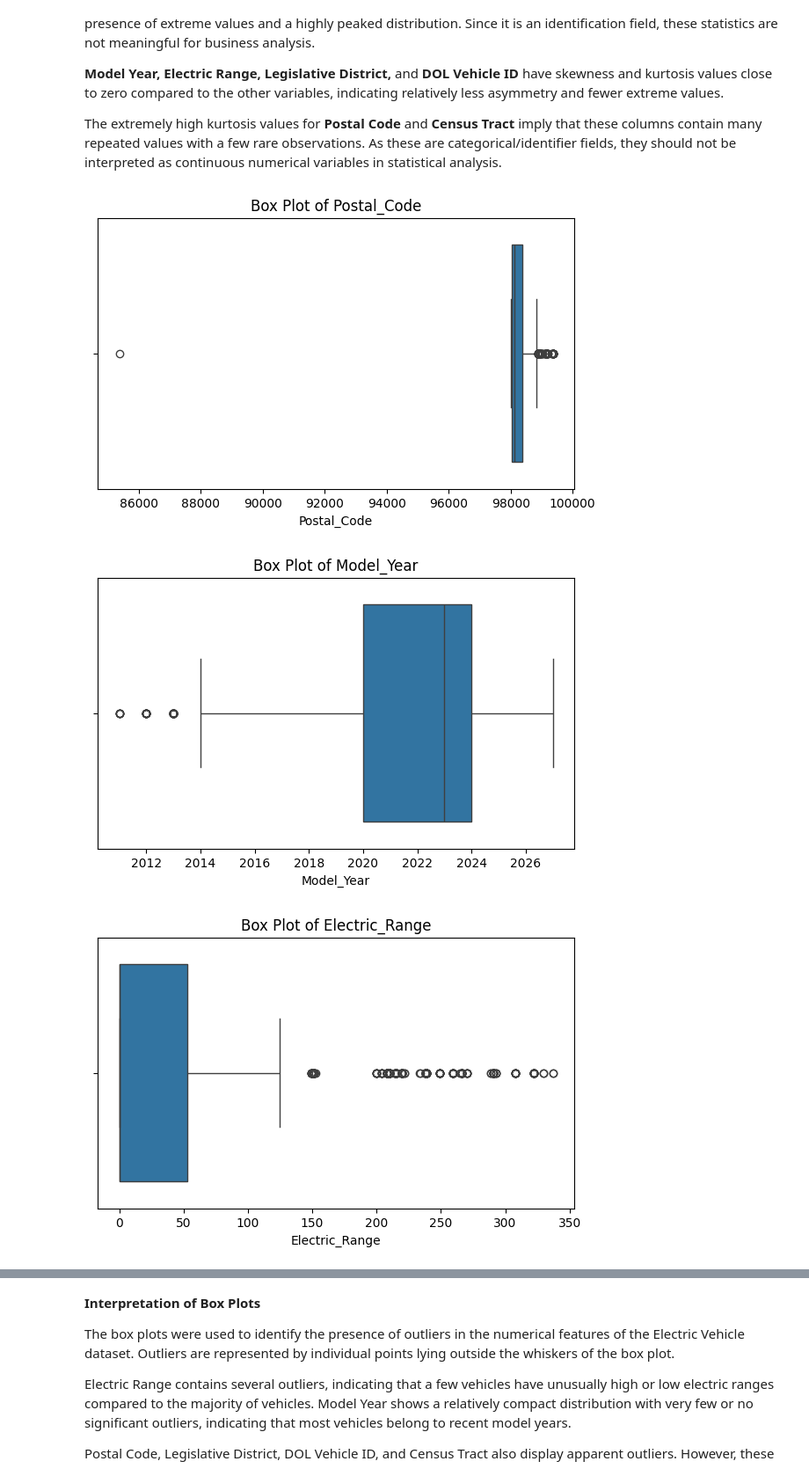
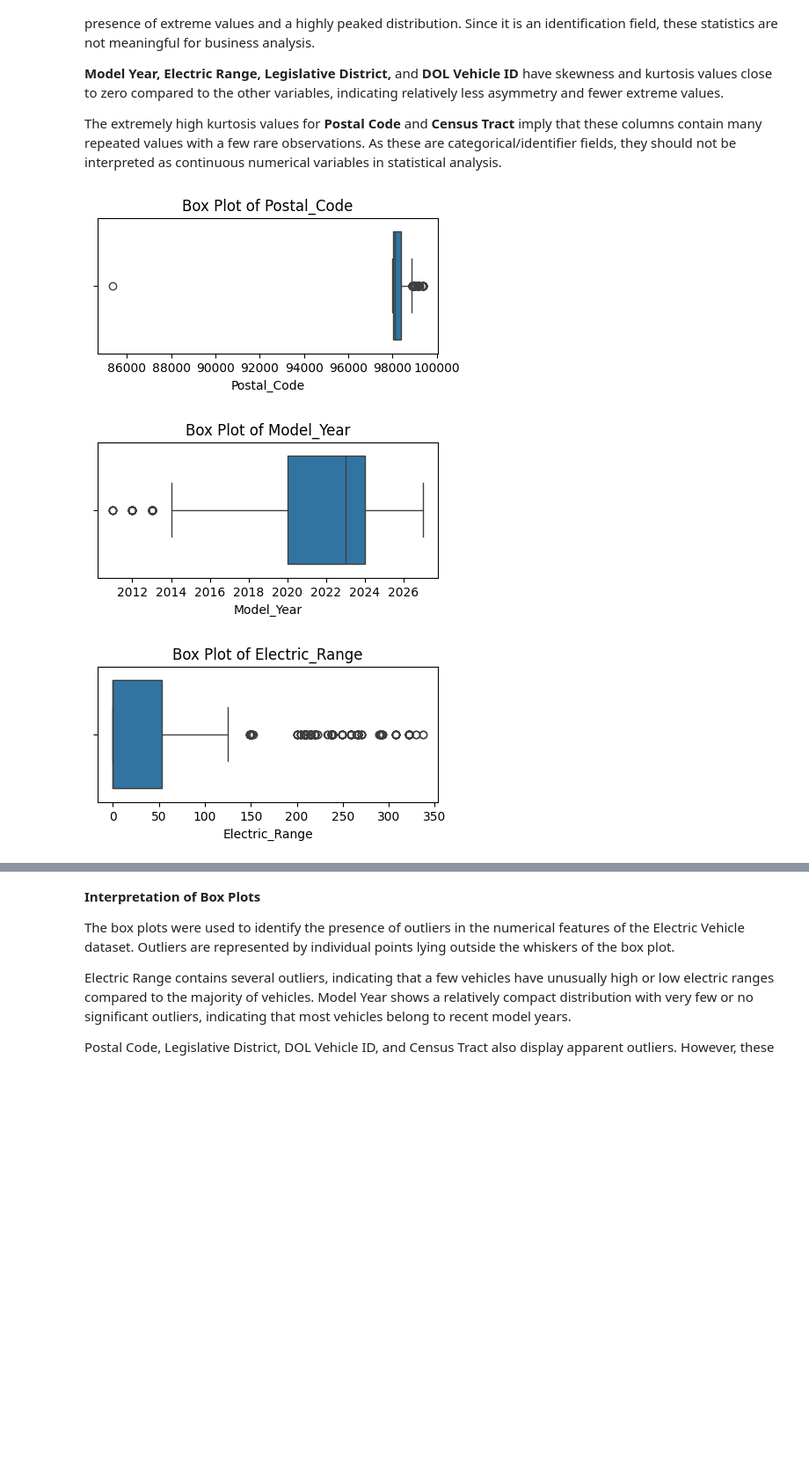
Before and after one commit to maha1606-gitoctocat/Electric-Vehicle-Population-Data-Analysis-using-Python, a Jupyter notebook: Main_Project.ipynb, the cells around one changed output, grey strips where cells are left out. Shown at 88% size. Saved outputs shown, nothing was run; the diff lists cells and outputs as text; code cells hidden in the pictures; blank space fills up the shorter version.

```diff
--- a/Main_Project.ipynb
+++ b/Main_Project.ipynb
@@ -691,15 +691,15 @@ The extremely high kurtosis values for **Postal Code** and **Census Tract** impl
 # %%
 # box plot outlier detection
 for col in num_cols:
 
-    plt.figure(figsize=(7,4))
+    plt.figure(figsize=(5,2))
 
     sns.boxplot(x=df[col])
 
     plt.title(f"Box Plot of {col}")
 
     plt.show()
 # %% [output]
-[figure, old version]
+[figure, new version]
-[figure, old version]
+[figure, new version]
-[figure, old version]
+[figure, new version]
```
Also changed, not shown: parts of 20 cells of this notebook.
